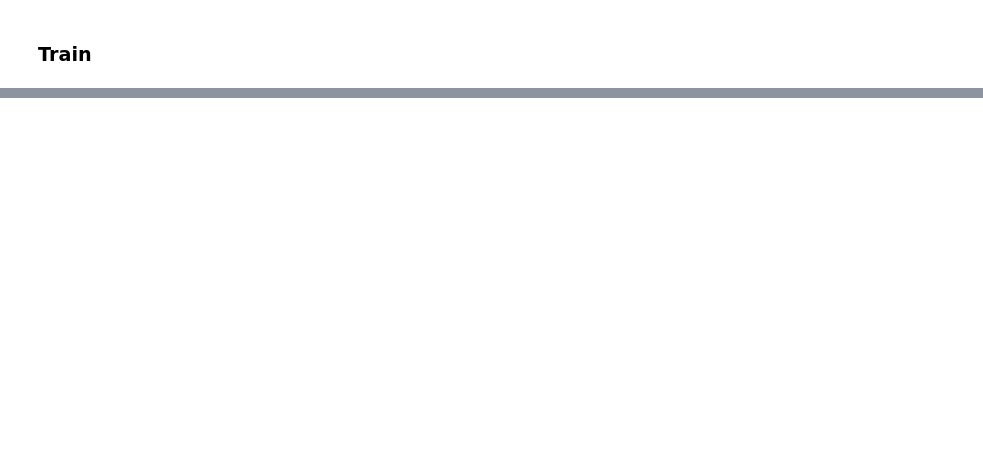
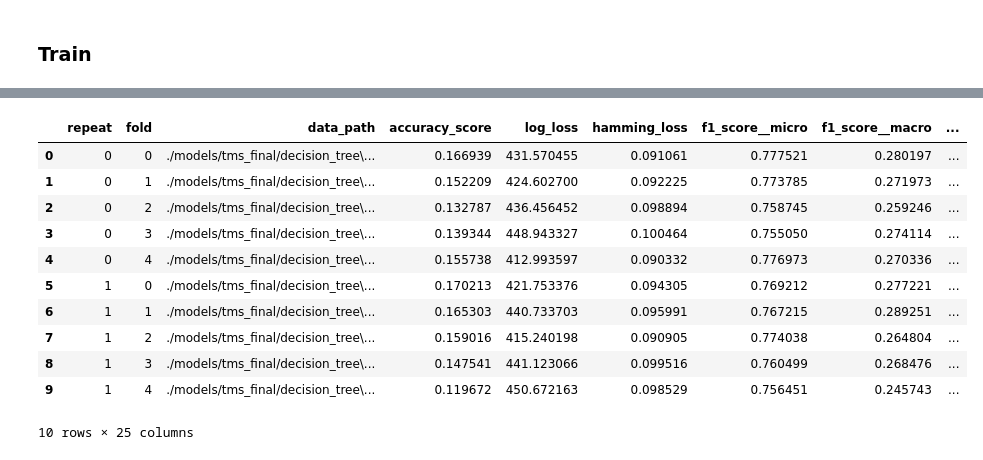
Before and after one commit to alpi314/mass_spectra, a Jupyter notebook: train.ipynb, the cells around one changed output, grey strips where cells are left out. Cells and saved outputs as stored; diff of their text form; code cells hidden in the pictures; blank space fills up the shorter version.

```diff
--- a/train.ipynb
+++ b/train.ipynb
@@ -20,0 +28,4 @@ makedirs(dirname(CLASSIFIER_OUTPUT_PATH), exist_ok=True)
+# %%
+Y_PRED_SCORES = [accuracy_score, log_loss, hamming_loss] # input y predictions and y true
+Y_PRED_SCORES_WITH_AVERAGING = [f1_score, precision_score, recall_score, jaccard_score] # input y predictions and y true and use one of the following: "micro", "macro", "weighted", "samples"
+Y_PROB_SCORES = [roc_auc_score, label_ranking_loss, coverage_error] # input y probabilities and y true
@@ -122,3 +186,37 @@ y = y_[~skip_inchi_indices]
+# %%
+metrics_df = pd.DataFrame(columns=["repeat", "fold", "data_path"] + METRIC_NAMES)
+
+def evaluate(y_true, y_prob, y_pred):
+    row = {}
+    for metric, metric_name in zip(METRICS, METRIC_NAMES):
+        try:
+            row[metric_name] = metric(y_true, y_prob, y_pred)
+        except Exception as e:
+            print(e)
+            row[metric_name] = np.nan
+
+    return row
+
+def log_to_df(row):
+    global metrics_df
+    metrics_df = pd.concat([metrics_df, pd.DataFrame(row, index=[0])], ignore_index=True)
+
+
+def fix_probability(p, c):
+    if len(c) == len(p[0]) == 2:
+        return p[:, 1]
+
+    if c[0] == 0:
+        return p[:, 0]
+
+    return 1 - p[:, 0]
+
+def fix_probabilities(y_prob, classes):
+    if isinstance(y_prob, list) or (isinstance(y_prob, np.ndarray) and y_prob.ndim == 3):
+        l = [fix_probability(p, c) for p, c in zip(y_prob, classes)]
+        y_prob = np.array(l).T
+
+    return y_prob
 # %%
 REPEATS = 2
 K = 5
@@ -174,0 +280,15 @@ pickle.dump(classifier_data, open(CLASSIFIER_DATA_OUTPUT_PATH, "wb"))
+# %%
+metrics_df
+# %% [output]
+|  | repeat | fold | data_path | accuracy_score | log_loss | hamming_loss | f1_score__micro | f1_score__macro | ... |
+| 0 | 0 | 0 | ./models/tms_final/decision_tree\... | 0.166939 | 431.570455 | 0.091061 | 0.777521 | 0.280197 | ... |
+| 1 | 0 | 1 | ./models/tms_final/decision_tree\... | 0.152209 | 424.602700 | 0.092225 | 0.773785 | 0.271973 | ... |
+| 2 | 0 | 2 | ./models/tms_final/decision_tree\... | 0.132787 | 436.456452 | 0.098894 | 0.758745 | 0.259246 | ... |
+| 3 | 0 | 3 | ./models/tms_final/decision_tree\... | 0.139344 | 448.943327 | 0.100464 | 0.755050 | 0.274114 | ... |
+| 4 | 0 | 4 | ./models/tms_final/decision_tree\... | 0.155738 | 412.993597 | 0.090332 | 0.776973 | 0.270336 | ... |
+| 5 | 1 | 0 | ./models/tms_final/decision_tree\... | 0.170213 | 421.753376 | 0.094305 | 0.769212 | 0.277221 | ... |
+| 6 | 1 | 1 | ./models/tms_final/decision_tree\... | 0.165303 | 440.733703 | 0.095991 | 0.767215 | 0.289251 | ... |
+| 7 | 1 | 2 | ./models/tms_final/decision_tree\... | 0.159016 | 415.240198 | 0.090905 | 0.774038 | 0.264804 | ... |
+| 8 | 1 | 3 | ./models/tms_final/decision_tree\... | 0.147541 | 441.123066 | 0.099516 | 0.760499 | 0.268476 | ... |
+| 9 | 1 | 4 | ./models/tms_final/decision_tree\... | 0.119672 | 450.672163 | 0.098529 | 0.756451 | 0.245743 | ... |
+10 rows × 25 columns
```
Also changed, not shown: parts of 28 cells of this notebook, 1 other file.
